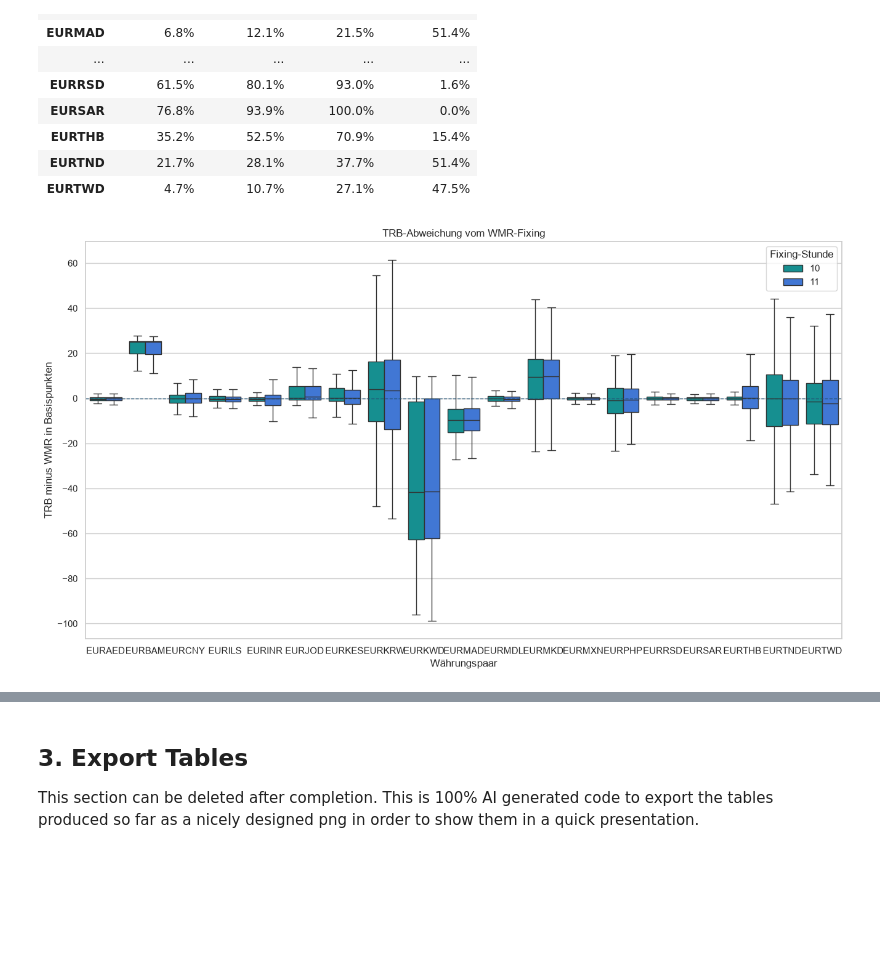
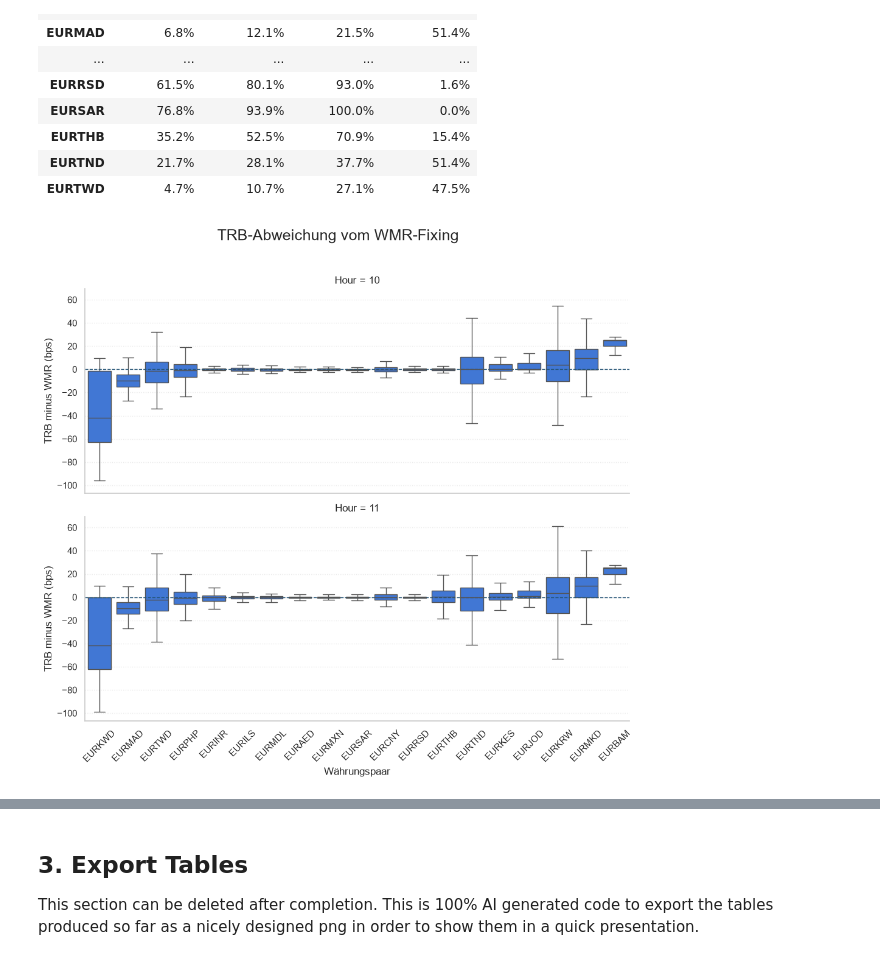
Before and after one commit to hrtwhl/WMR-Fixing, a Jupyter notebook: analysis_exotics.ipynb, the cells around one changed output, grey strips where cells are left out. Saved outputs shown, nothing was run; the diff lists cells and outputs as text; code cells hidden in the pictures; blank space fills up the shorter version.

```diff
--- a/analysis_exotics.ipynb
+++ b/analysis_exotics.ipynb
@@ -776,60 +729,96 @@ display(
 | EURTWD | 4.7% | 10.7% | 27.1% | 47.5% |
 # %%
 from pathlib import Path
+import matplotlib.pyplot as plt
+import seaborn as sns
 
+# Corporate Palette
 corporate_palette = [
     "#02A3A4",  # Teal
     "#2870ED",  # Bright Blue
     "#245375",  # Stone
     "#FF6130",  # Orange
     "#721C7A",  # Aubergine
     "#0CB43F",  # Apple
     "#028661",  # Forest
     "#EB4C79",  # Pink
 ]
 
-# Ausgabeordner automatisch erstellen
-chart_dir = Path("charts")
+# Ausgabeordner erstellen
+chart_dir = Path("charts_exotics")
 chart_dir.mkdir(parents=True, exist_ok=True)
 
-# Einheitliches 16:9-Seitenverhältnis für PowerPoint
-fig, ax = plt.subplots(figsize=(13.333, 7.5))
+# Währungspaare nach Median sortieren
+pair_order = (
+    comparison.groupby("Pair")["Difference_bps"]
+    .median()
+    .sort_values()
+    .index
+)
 
-sns.boxplot(
+# Facettierte Boxplots nach Fixing-Stunde
+g = sns.catplot(
     data=comparison,
+    kind="box",
     x="Pair",
     y="Difference_bps",
-    hue="Hour",
-    palette=corporate_palette,
+    col="Hour",
+    order=pair_order,
+    col_wrap=1,      # statt 2
+    height=4.5,
+    aspect=2.2,      # etwas breiter für 19 Währungen
     showfliers=False,
-    ax=ax
+    color="#2870ED",
+    sharey=True
 )
 
-ax.axhline(
-    0,
-    color="#245375",
-    linewidth=1,
-    linestyle="--"
+# Formatierung aller Subplots
+for ax in g.axes.flat:
+    ax.axhline(
+        y=0,
+        color="#245375",
+        linestyle="--",
+        linewidth=1
+    )
+
+    ax.tick_params(
+        axis="x",
+        rotation=45
+    )
+
+    ax.grid(
+        axis="y",
+        linestyle=":",
+        alpha=0.4
+    )
+
+    ax.set_xlabel("")
+
+# Achsenbeschriftungen
+g.set_axis_labels(
+    "Währungspaar",
+    "TRB minus WMR (bps)"
 )
 
-ax.set_title("TRB-Abweichung vom WMR-Fixing")
-ax.set_xlabel("Währungspaar")
-ax.set_ylabel("TRB minus WMR in Basispunkten")
-ax.legend(title="Fixing-Stunde")
+# Titel
+g.fig.suptitle(
+    "TRB-Abweichung vom WMR-Fixing",
+    fontsize=18,
+    y=1.02
+)
 
-fig.tight_layout()
+# Layout
+g.fig.tight_layout()
 
-# Hochauflösendes PNG mit einheitlichen Abmessungen speichern
-fig.savefig(
+# Export
+g.savefig(
     chart_dir / "trb_abweichung_wmr_fixing.png",
     dpi=300,
-    format="png",
     facecolor="white",
-    edgecolor="none",
     bbox_inches="tight"
 )
 
 plt.show()
 # %% [output]
-[figure, old version]
+[figure, new version]
 # %%
```
Also changed, not shown: parts of 21 cells of this notebook, 4 other files.
